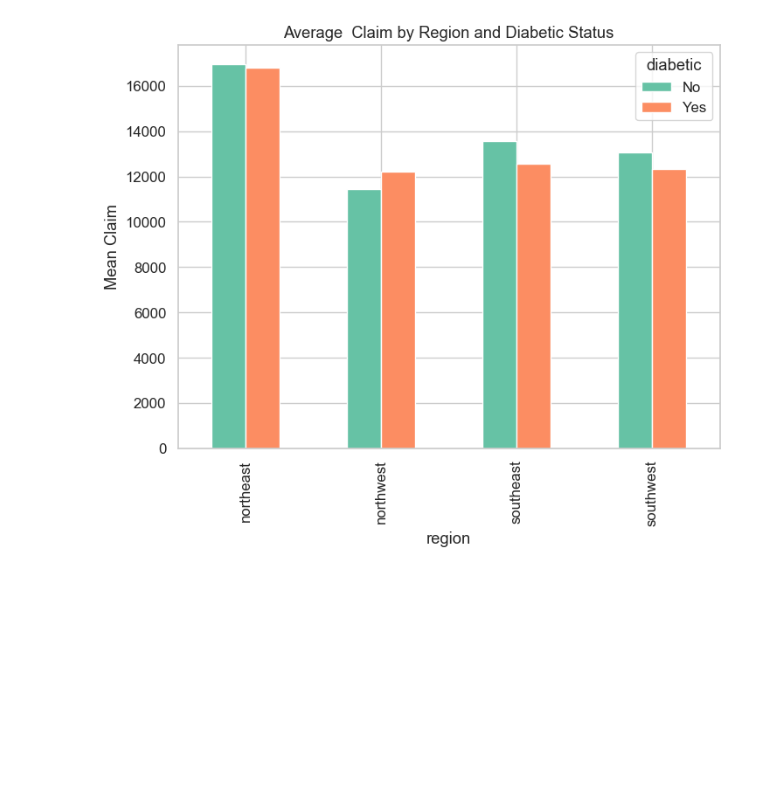
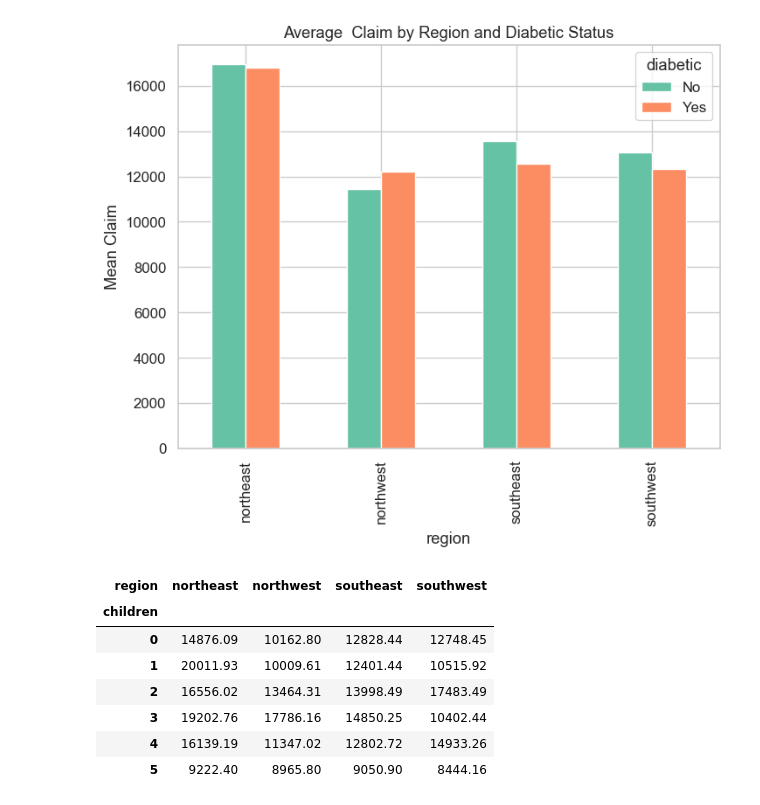
Before and after one commit to emomo81/health-insurance-cost-prediction-ML-, a Jupyter notebook: analysis_model.ipynb, the cells around one changed output. Drawn from its saved outputs; the diff is of its cells as text; code cells hidden in the pictures; blank space fills up the shorter version.

Commit message:
feat: Add pivot table to analyze average claims by children and region.

```diff
--- a/analysis_model.ipynb
+++ b/analysis_model.ipynb
@@ -133,3 +133,15 @@ plt.ylabel('Mean Claim')
 plt.show()
 # %% [output]
 [figure]
+# %%
+pivot_table = pd.pivot_table(df, values = 'claim', index = 'children', columns = 'region', aggfunc = 'mean')
+pivot_table
+# %% [output]
+| region | northeast | northwest | southeast | southwest |
+| children |  |  |  |  |
+| 0 | 14876.09 | 10162.80 | 12828.44 | 12748.45 |
+| 1 | 20011.93 | 10009.61 | 12401.44 | 10515.92 |
+| 2 | 16556.02 | 13464.31 | 13998.49 | 17483.49 |
+| 3 | 19202.76 | 17786.16 | 14850.25 | 10402.44 |
+| 4 | 16139.19 | 11347.02 | 12802.72 | 14933.26 |
+| 5 | 9222.40 | 8965.80 | 9050.90 | 8444.16 |
```
